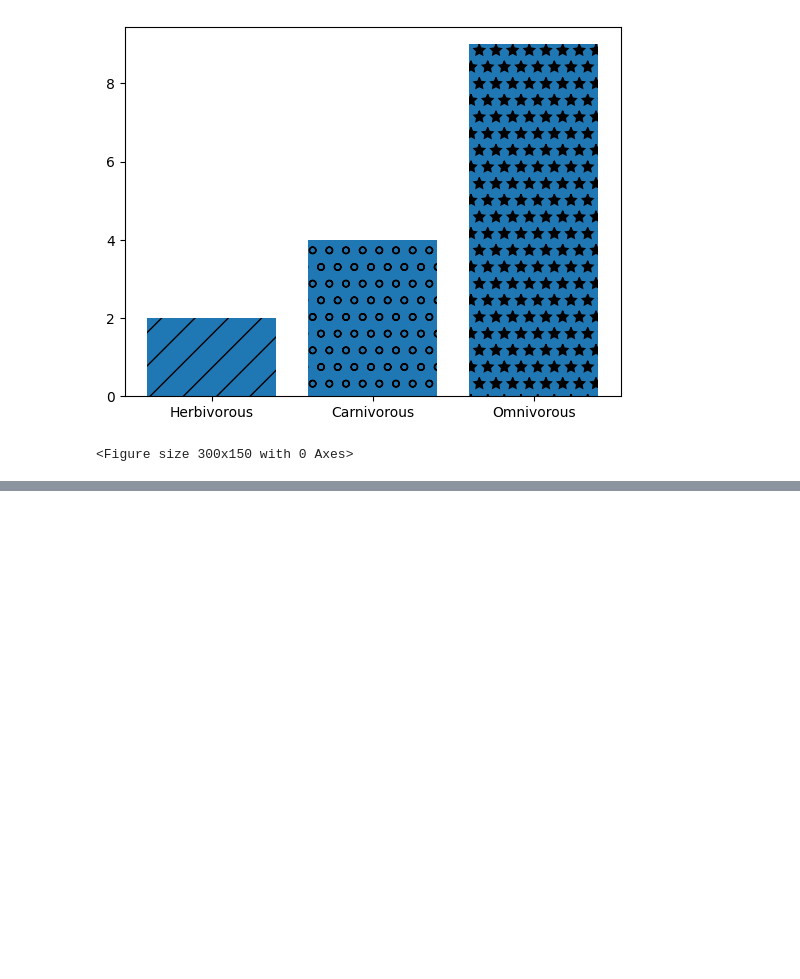
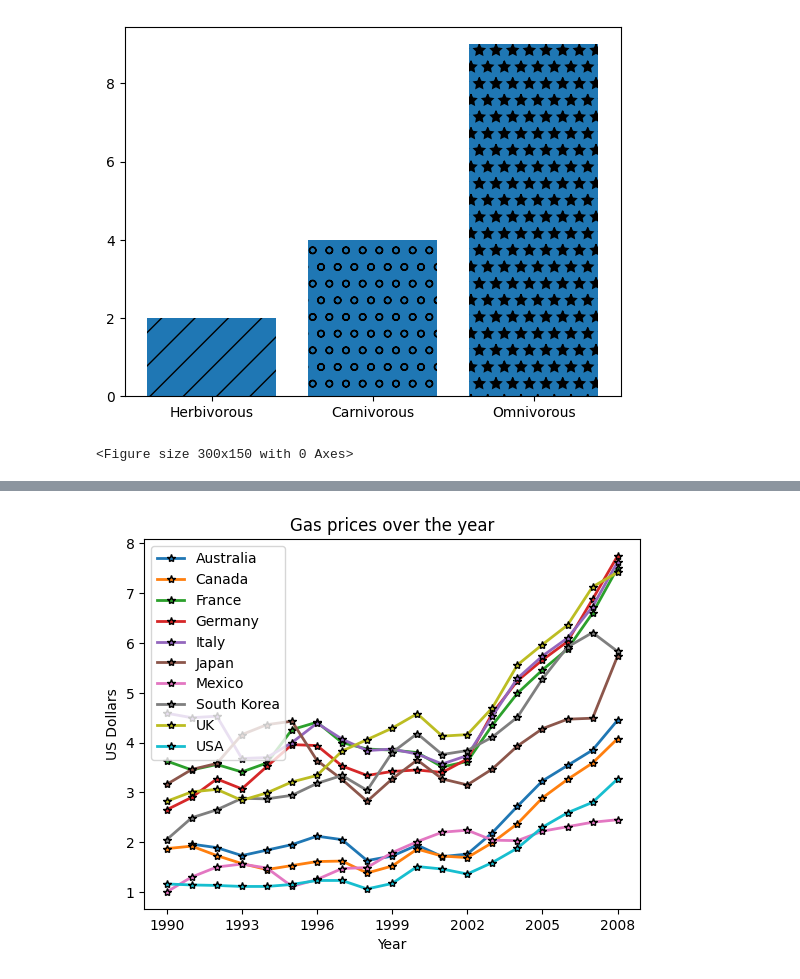
Before and after one commit to web-wizard-web/Python_for_AI_and_ML, a Jupyter notebook: Matplotlib/matplotlib.ipynb, the cells around one changed output, grey strips where cells are left out. Cells and saved outputs as stored; diff of their text form; code cells hidden in the pictures; blank space fills up the shorter version.

```diff
--- a/Matplotlib/matplotlib.ipynb
+++ b/Matplotlib/matplotlib.ipynb
@@ -211,0 +304,19 @@ plt.show()
+# %%
+
+
+for country in gas:
+    if country != 'Year':
+        plt.plot(gas.Year, gas[country],label=country, marker="*" , linewidth=2 , markeredgecolor="black")
+
+plt.xticks(gas.Year[::3])
+
+plt.title("Gas prices over the year")
+
+plt.xlabel("Year")
+plt.ylabel("US Dollars")
+
+plt.legend()
+
+plt.show()
+# %% [output]
+[figure, added]
```
Also changed, not shown: parts of 26 cells of this notebook, 2 other files.
